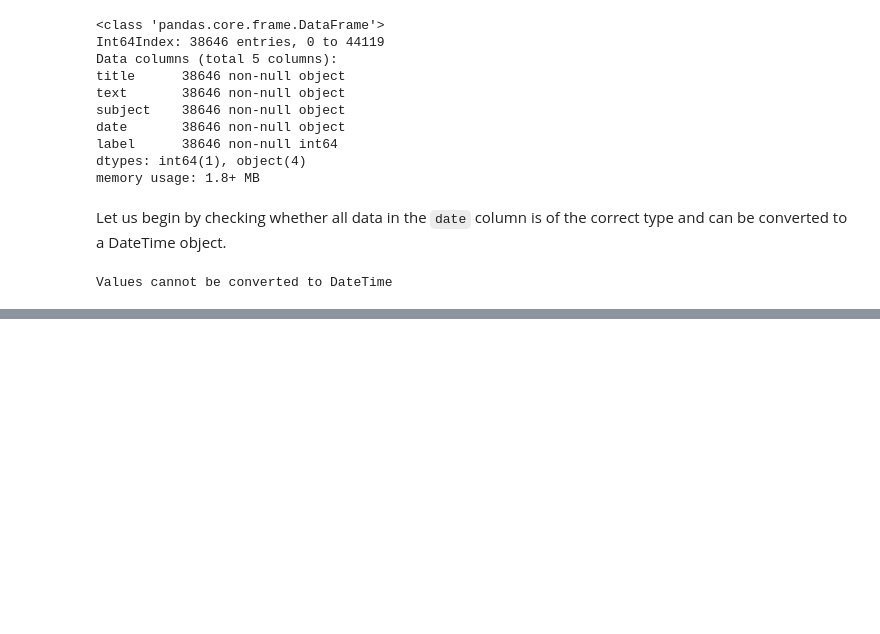
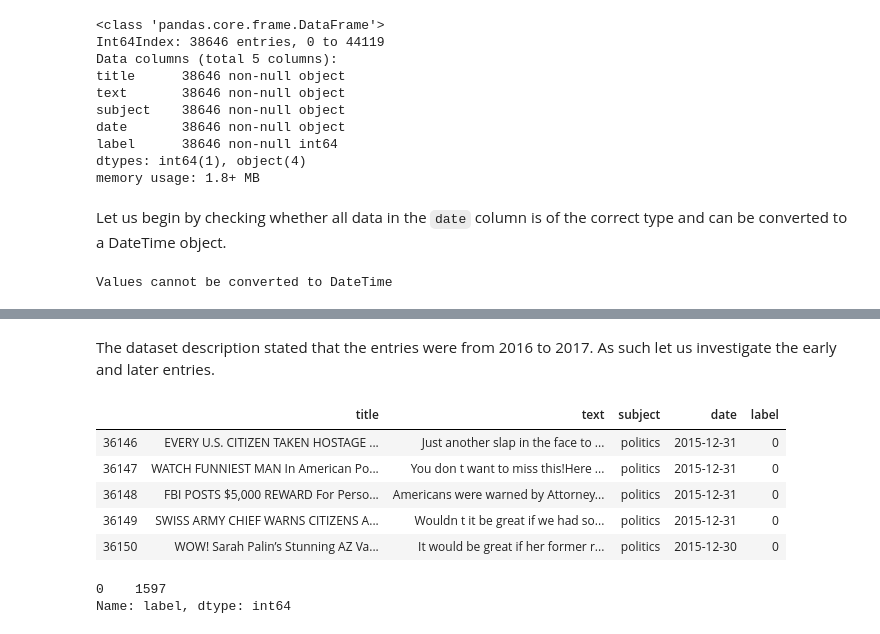
Before and after one commit to nadinezab/fake-news, a Jupyter notebook: 1_EDA.ipynb, the cells around one changed output, grey strips where cells are left out. Cells and saved outputs as stored; diff of their text form; code cells hidden in the pictures; blank space fills up the shorter version.

```diff
--- a/1_EDA.ipynb
+++ b/1_EDA.ipynb
@@ -172,0 +231,17 @@ Values cannot be converted to DateTime
+# %% [markdown]
+The dataset description stated that the entries were from 2016 to 2017. As such let us investigate the early and later entries.
+# %%
+df_early = df2[df2.date < pd.to_datetime('2016-01-01')]
+df_early.head()
+# %% [output]
+|  | title | text | subject | date | label |
+| 36146 | EVERY U.S. CITIZEN TAKEN HOSTAGE ... | Just another slap in the face to ... | politics | 2015-12-31 | 0 |
+| 36147 | WATCH FUNNIEST MAN In American Po... | You don t want to miss this!Here ... | politics | 2015-12-31 | 0 |
+| 36148 | FBI POSTS $5,000 REWARD For Perso... | Americans were warned by Attorney... | politics | 2015-12-31 | 0 |
+| 36149 | SWISS ARMY CHIEF WARNS CITIZENS A... | Wouldn t it be great if we had so... | politics | 2015-12-31 | 0 |
+| 36150 | WOW! Sarah Palin’s Stunning AZ Va... | It would be great if her former r... | politics | 2015-12-30 | 0 |
+# %%
+df_early['label'].value_counts()
+# %% [output]
+0    1597
+Name: label, dtype: int64
```
Also changed, not shown: parts of 11 cells of this notebook.
